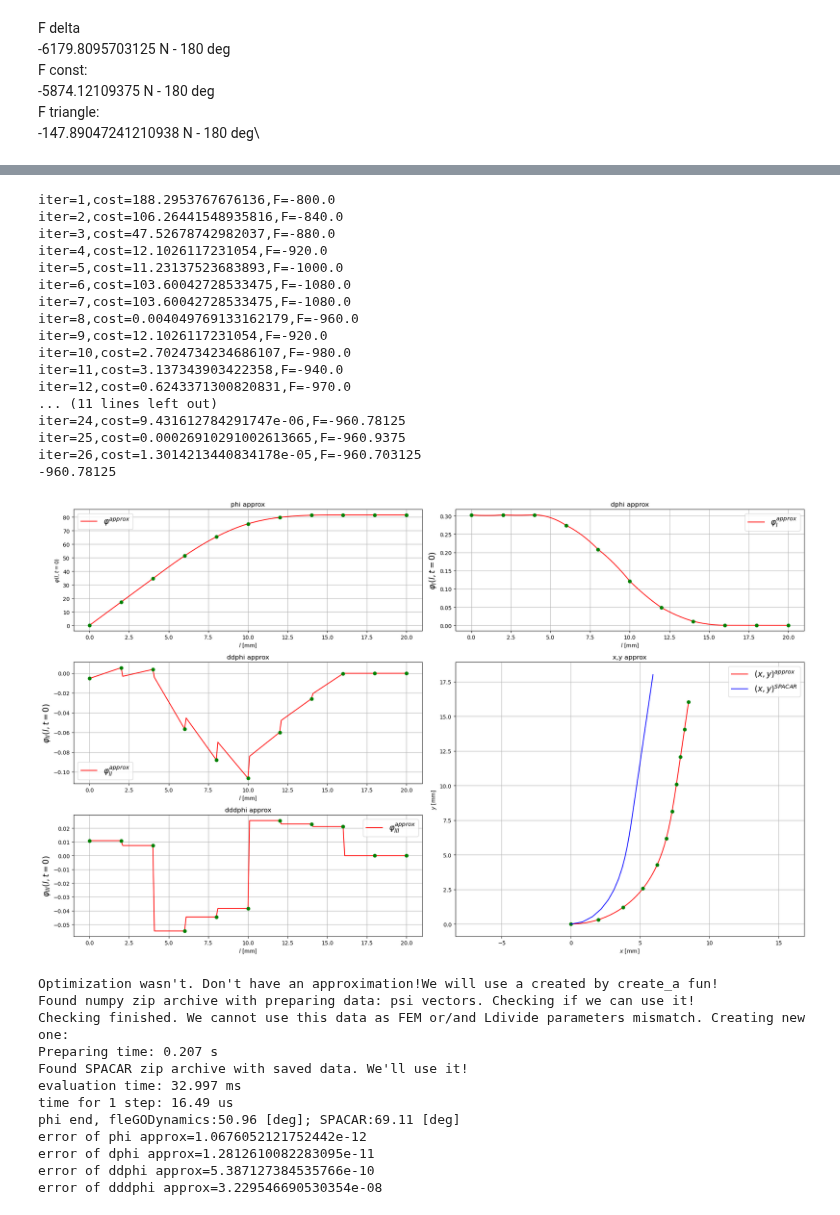
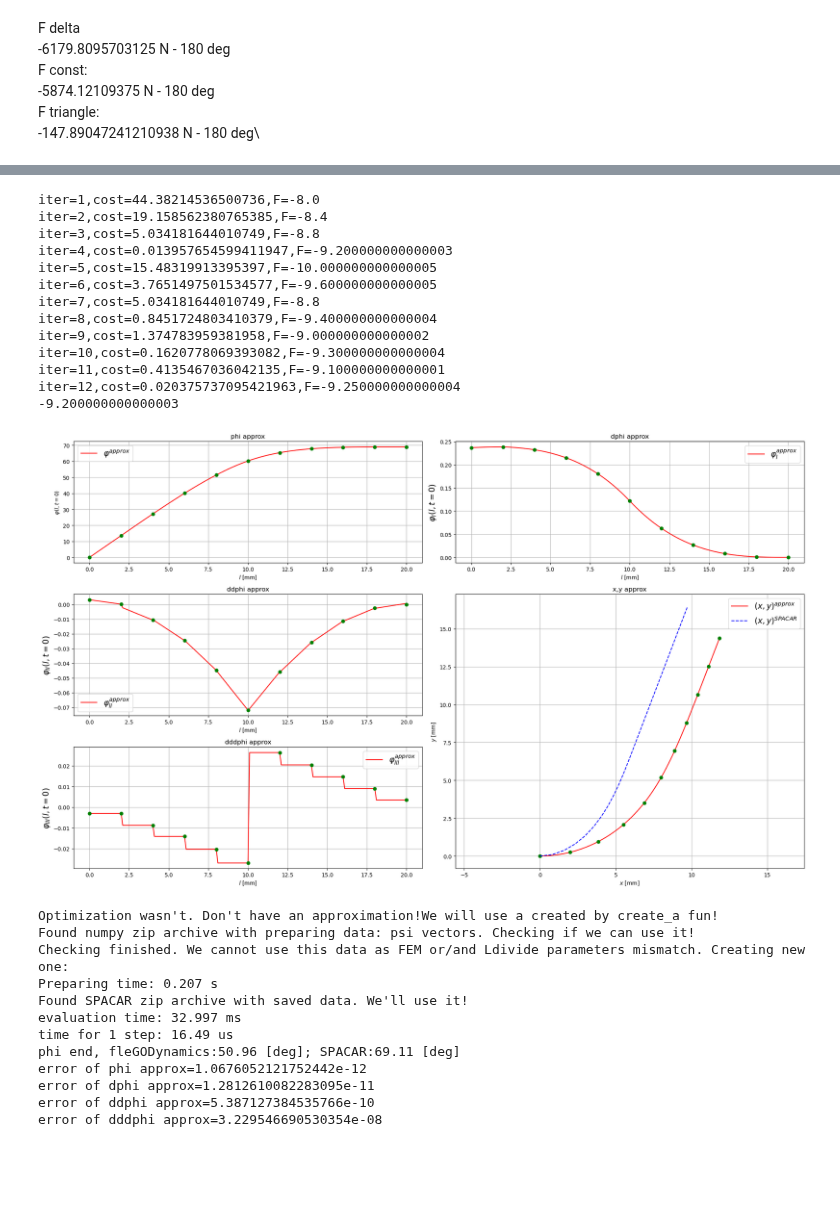
Before and after one commit to dvogureckiy99/dynastatflex, a Jupyter notebook: library_test.ipynb, the cells around one changed output, grey strips where cells are left out. Drawn from its saved outputs; the diff is of its cells as text; code cells hidden in the pictures; blank space fills up the shorter version.

```diff
--- a/library_test.ipynb
+++ b/library_test.ipynb
@@ -90,9 +90,9 @@ flex_beam_instance.FEM(Ne=10,disp=False,polynom_deg=3)
 flex_beam_instance.Simulating.Ldivide(steps_per_fe=20,steps_per_fe4optim=1000,disp=False)
 # Fext = -5874.12109375 # const
 # Fext = -6179.8095703125 # delta
-Fext = -40 # triangle
-Fext_type = 'const'
-widthofFextindl = 0.5 # -1:standart force applying for const
+Fext = -9.200000000000003 # triangle
+Fext_type = 'triangle'
+widthofFextindl = 5 # -1:standart force applying for const
 flex_beam_instance.Simulating.static_preparing(disp=False,Fext_in=Fext,l_Fext=0.01,Fext_type=Fext_type,widthofFextindl=widthofFextindl)
 flex_beam_instance.Simulating.static(flag_compute_a_anyway=1,disp=0,optim_alg=0)
 flex_beam_instance.Simulating.phi_approx(disp=True,der_num=2,SPACAR=True)
@@ -108,44 +109,40 @@ phi end, fleGODynamics:47.76 [deg]; SPACAR:69.11 [deg]
 # %%
 # finding Force for some angle [grad]
 import scipy as sp
 global iter
 iter = 0
 def fun_optim(F,disp):
-    flex_beam_instance.Simulating.static_preparing(disp=False,Fext=F,l_Fext=0.01,Fext_type=Fext_type,widthofFextindl=widthofFextindl)
+    flex_beam_instance.Simulating.static_preparing(disp=False,Fext_in=F,l_Fext=0.01,Fext_type=Fext_type,widthofFextindl=widthofFextindl)
     flex_beam_instance.Simulating.static(disp=False,flag_compute_a_anyway=1)
     cost = (np.rad2deg(flex_beam_instance.Simulating.phi_end)-flex_beam_instance.Simulating.phi_SPACAR_end)**2
     if disp:
         global iter
         iter += 1
         print("iter={},cost={},F={}".format(iter,cost,F[0]))
     return cost
 
 F0 = Fext
 Fext = sp.optimize.minimize(fun_optim,F0,args=(1),method='Nelder-Mead',tol=1e-1).x[0]
 print(Fext)
 
-flex_beam_instance.Simulating.static_preparing(disp=False,Fext=Fext,l_Fext=0.01,Fext_type=Fext_type,widthofFextindl=widthofFextindl)
+flex_beam_instance.Simulating.static_preparing(disp=False,Fext_in=Fext,l_Fext=0.01,Fext_type=Fext_type,widthofFextindl=widthofFextindl)
 flex_beam_instance.Simulating.static(disp=False,flag_compute_a_anyway=1)
 flex_beam_instance.Simulating.phi_approx(disp=False,der_num=2,SPACAR=True)
 # %% [output]
-iter=1,cost=188.2953767676136,F=-800.0
-iter=2,cost=106.26441548935816,F=-840.0
-iter=3,cost=47.52678742982037,F=-880.0
-iter=4,cost=12.1026117231054,F=-920.0
-iter=5,cost=11.23137523683893,F=-1000.0
-iter=6,cost=103.60042728533475,F=-1080.0
-iter=7,cost=103.60042728533475,F=-1080.0
-iter=8,cost=0.004049769133162179,F=-960.0
-iter=9,cost=12.1026117231054,F=-920.0
-iter=10,cost=2.7024734234686107,F=-980.0
-iter=11,cost=3.137343903422358,F=-940.0
-iter=12,cost=0.6243371300820831,F=-970.0
-... (11 lines left out)
-iter=24,cost=9.431612784291747e-06,F=-960.78125
-iter=25,cost=0.00026910291002613665,F=-960.9375
-iter=26,cost=1.3014213440834178e-05,F=-960.703125
--960.78125
+iter=1,cost=44.38214536500736,F=-8.0
+iter=2,cost=19.158562380765385,F=-8.4
+iter=3,cost=5.034181644010749,F=-8.8
+iter=4,cost=0.013957654599411947,F=-9.200000000000003
+iter=5,cost=15.48319913395397,F=-10.000000000000005
+iter=6,cost=3.7651497501534577,F=-9.600000000000005
+iter=7,cost=5.034181644010749,F=-8.8
+iter=8,cost=0.8451724803410379,F=-9.400000000000004
+iter=9,cost=1.374783959381958,F=-9.000000000000002
+iter=10,cost=0.1620778069393082,F=-9.300000000000004
+iter=11,cost=0.4135467036042135,F=-9.100000000000001
+iter=12,cost=0.020375737095421963,F=-9.250000000000004
+-9.200000000000003
-[figure, old version]
+[figure, new version]
 # %%
 import sys
 import scipy as sp
```
Also changed, not shown: parts of 1 cell of this notebook, 3 other files.
